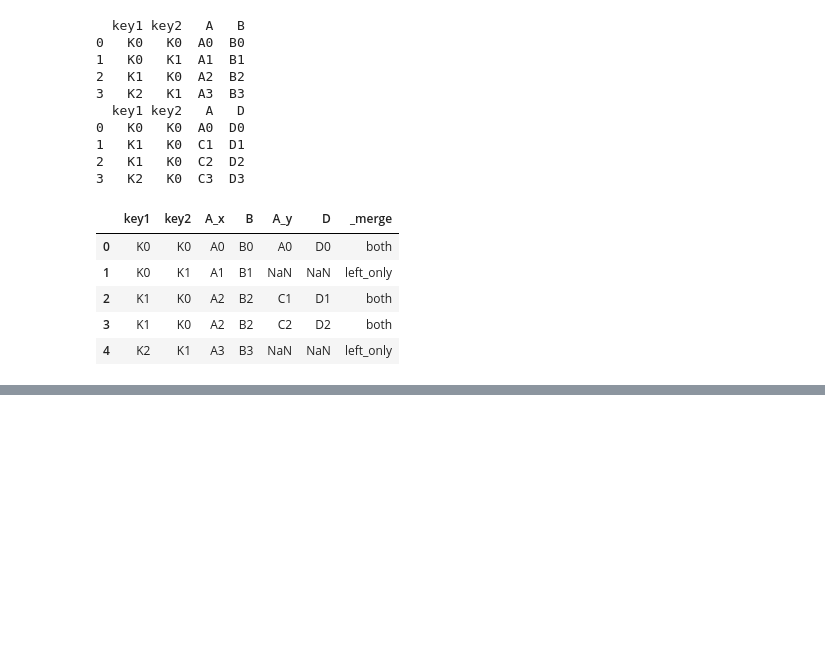
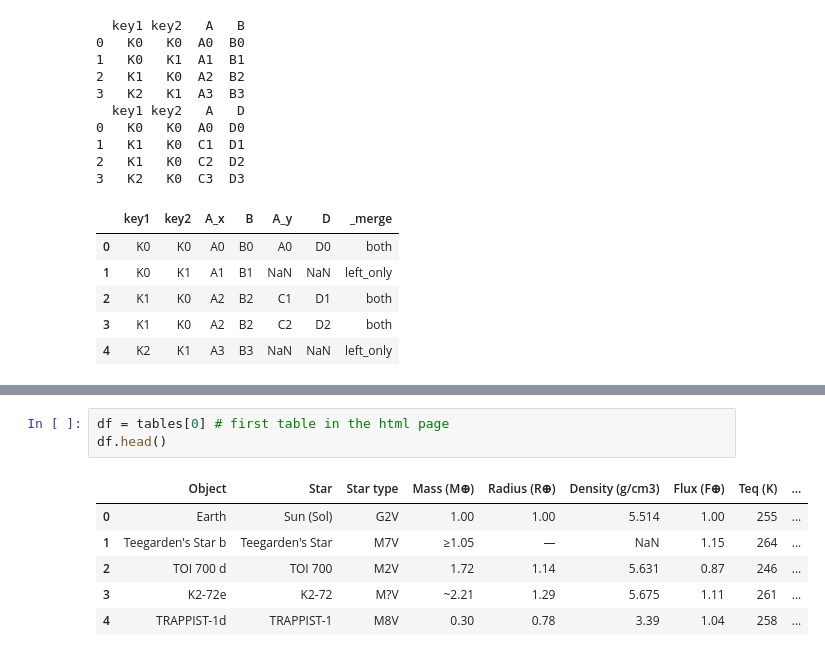
Before and after one commit to yuna-liu/Databehandling-Yuna-Liu, a Jupyter notebook: Code-alongs/L3-merge.ipynb, the cells around one changed output, grey strips where cells are left out. Drawn from its saved outputs; the diff is of its cells as text; blank space fills up the shorter version.

```diff
--- a/Code-alongs/L3-merge.ipynb
+++ b/Code-alongs/L3-merge.ipynb
@@ -178,0 +230,10 @@ ImportError: lxml not found, please install it
+# %%
+df = tables[0] # first table in the html page
+df.head()
+# %% [output]
+|  | Object | Star | Star type | Mass (M⊕) | Radius (R⊕) | Density (g/cm3) | Flux (F⊕) | Teq (K) | ... |
+| 0 | Earth | Sun (Sol) | G2V | 1.00 | 1.00 | 5.514 | 1.00 | 255 | ... |
+| 1 | Teegarden's Star b | Teegarden's Star | M7V | ≥1.05 | — | NaN | 1.15 | 264 | ... |
+| 2 | TOI 700 d | TOI 700 | M2V | 1.72 | 1.14 | 5.631 | 0.87 | 246 | ... |
+| 3 | K2-72e | K2-72 | M?V | ~2.21 | 1.29 | 5.675 | 1.11 | 261 | ... |
+| 4 | TRAPPIST-1d | TRAPPIST-1 | M8V | 0.30 | 0.78 | 3.39 | 1.04 | 258 | ... |
```
Also changed, not shown: parts of 7 cells of this notebook.
